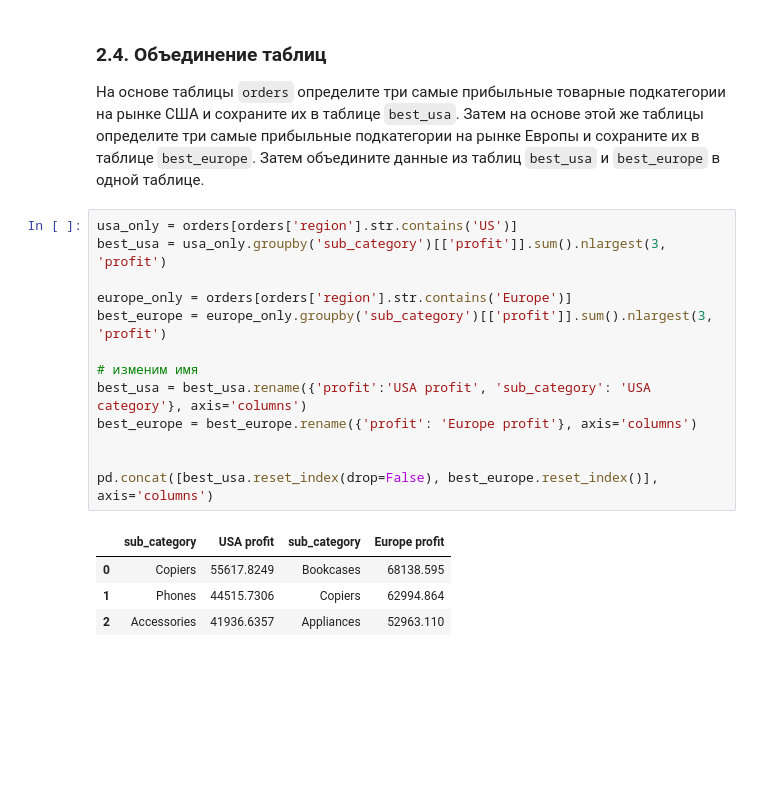
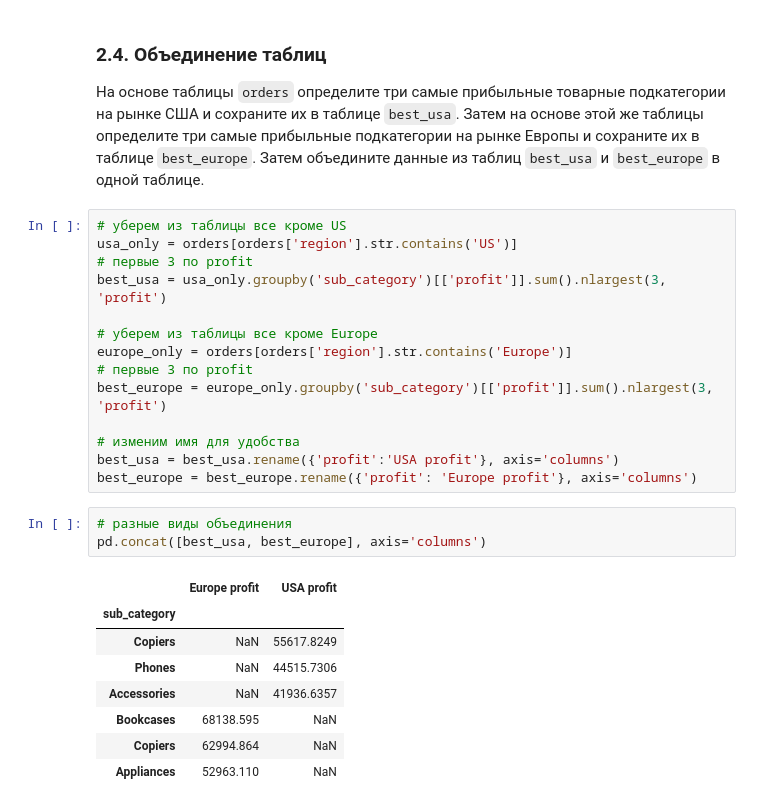
Before and after one commit to sevenzing/delete_this, a Jupyter notebook: lab5/seminar5_groupby_joins.ipynb, the cells around one changed output. Drawn from its saved outputs; the diff is of its cells as text; blank space fills up the shorter version.

```diff
--- a/lab5/seminar5_groupby_joins.ipynb
+++ b/lab5/seminar5_groupby_joins.ipynb
@@ -507,20 +525,28 @@ Name: profit, dtype: float64
 ### 2.4. Объединение таблиц
 На основе таблицы `orders` определите три самые прибыльные товарные подкатегории на рынке США и сохраните их в таблице `best_usa`. Затем на основе этой же таблицы определите три самые прибыльные подкатегории на рынке Европы и сохраните их в таблице `best_europe`. Затем объедините данные из таблиц `best_usa` и `best_europe` в одной таблице.
 # %%
+# уберем из таблицы все кроме US
 usa_only = orders[orders['region'].str.contains('US')]
+# первые 3 по profit
 best_usa = usa_only.groupby('sub_category')[['profit']].sum().nlargest(3, 'profit')
 
+# уберем из таблицы все кроме Europe
 europe_only = orders[orders['region'].str.contains('Europe')]
+# первые 3 по profit
 best_europe = europe_only.groupby('sub_category')[['profit']].sum().nlargest(3, 'profit')
 
-# изменим имя
-best_usa = best_usa.rename({'profit':'USA profit', 'sub_category': 'USA category'}, axis='columns')
+# изменим имя для удобства
+best_usa = best_usa.rename({'profit':'USA profit'}, axis='columns')
 best_europe = best_europe.rename({'profit': 'Europe profit'}, axis='columns')
-
-
-pd.concat([best_usa.reset_index(drop=False), best_europe.reset_index()], axis='columns')
-# %% [output]
-|  | sub_category | USA profit | sub_category | Europe profit |
-| 0 | Copiers | 55617.8249 | Bookcases | 68138.595 |
-| 1 | Phones | 44515.7306 | Copiers | 62994.864 |
-| 2 | Accessories | 41936.6357 | Appliances | 52963.110 |
+# %%
+# разные виды объединения
+pd.concat([best_usa, best_europe], axis='columns')
+# %% [output]
+|  | Europe profit | USA profit |
+| sub_category |  |  |
+| Copiers | NaN | 55617.8249 |
+| Phones | NaN | 44515.7306 |
+| Accessories | NaN | 41936.6357 |
+| Bookcases | 68138.595 | NaN |
+| Copiers | 62994.864 | NaN |
+| Appliances | 52963.110 | NaN |
```
Also changed, not shown: parts of 11 cells of this notebook.
